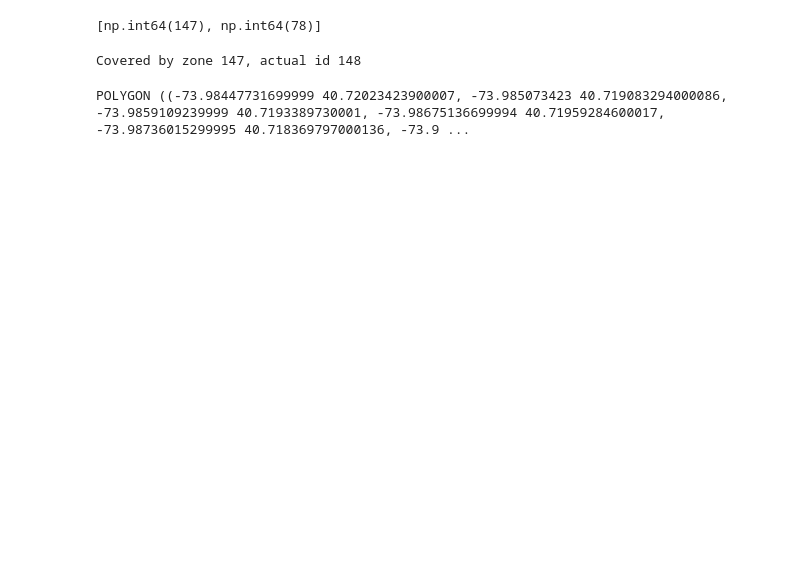
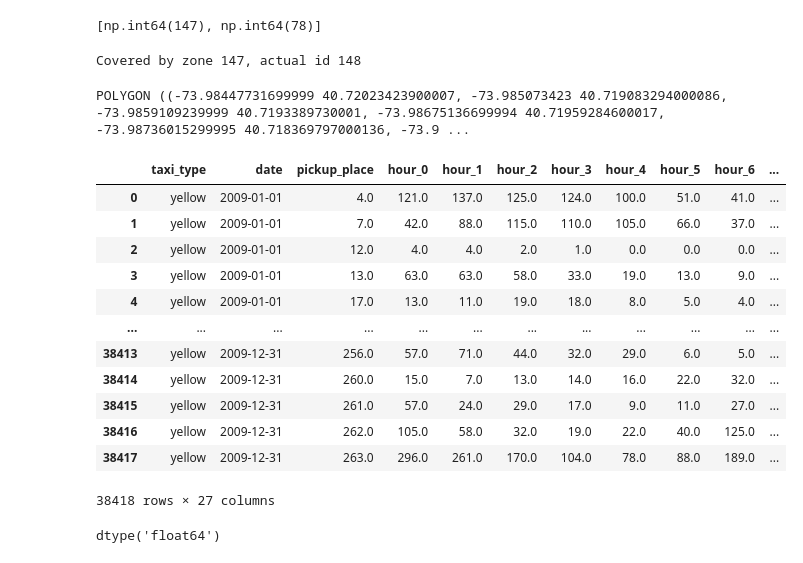
Before and after one commit to TangyKiwi/DSC-291-AWS, a Jupyter notebook: pivot_and_bootstrap/test.ipynb, the cells around one changed output. Drawn from its saved outputs; the diff is of its cells as text; code cells hidden in the pictures; blank space fills up the shorter version.

```diff
--- a/pivot_and_bootstrap/test.ipynb
+++ b/pivot_and_bootstrap/test.ipynb
@@ -423,3 +486,30 @@ Covered by zone 147, actual id 148
 print(taxi_zones.geometry[147])
 # %% [output]
 POLYGON ((-73.98447731699999 40.72023423900007, -73.985073423 40.719083294000086, -73.9859109239999 40.7193389730001, -73.98675136699994 40.71959284600017, -73.98736015299995 40.718369797000136, -73.9 ...
+# %%
+taxi_wide_df = pd.read_parquet(
+    "./data/v2_test_schema/taxi_wide_table.parquet",
+    engine="pyarrow"
+)
+
+pd.set_option('display.max_columns', None)
+taxi_wide_df
+# %% [output]
+|  | taxi_type | date | pickup_place | hour_0 | hour_1 | hour_2 | hour_3 | hour_4 | hour_5 | hour_6 | ... |
+| 0 | yellow | 2009-01-01 | 4.0 | 121.0 | 137.0 | 125.0 | 124.0 | 100.0 | 51.0 | 41.0 | ... |
+| 1 | yellow | 2009-01-01 | 7.0 | 42.0 | 88.0 | 115.0 | 110.0 | 105.0 | 66.0 | 37.0 | ... |
+| 2 | yellow | 2009-01-01 | 12.0 | 4.0 | 4.0 | 2.0 | 1.0 | 0.0 | 0.0 | 0.0 | ... |
+| 3 | yellow | 2009-01-01 | 13.0 | 63.0 | 63.0 | 58.0 | 33.0 | 19.0 | 13.0 | 9.0 | ... |
+| 4 | yellow | 2009-01-01 | 17.0 | 13.0 | 11.0 | 19.0 | 18.0 | 8.0 | 5.0 | 4.0 | ... |
+| ... | ... | ... | ... | ... | ... | ... | ... | ... | ... | ... | ... |
+| 38413 | yellow | 2009-12-31 | 256.0 | 57.0 | 71.0 | 44.0 | 32.0 | 29.0 | 6.0 | 5.0 | ... |
+| 38414 | yellow | 2009-12-31 | 260.0 | 15.0 | 7.0 | 13.0 | 14.0 | 16.0 | 22.0 | 32.0 | ... |
+| 38415 | yellow | 2009-12-31 | 261.0 | 57.0 | 24.0 | 29.0 | 17.0 | 9.0 | 11.0 | 27.0 | ... |
+| 38416 | yellow | 2009-12-31 | 262.0 | 105.0 | 58.0 | 32.0 | 19.0 | 22.0 | 40.0 | 125.0 | ... |
+| 38417 | yellow | 2009-12-31 | 263.0 | 296.0 | 261.0 | 170.0 | 104.0 | 78.0 | 88.0 | 189.0 | ... |
+38418 rows × 27 columns
+# %%
+# data type for pickup_place
+taxi_wide_df['pickup_place'].dtype
+# %% [output]
+dtype('float64')
```
Also changed, not shown: parts of 4 cells of this notebook, 3 other files.
